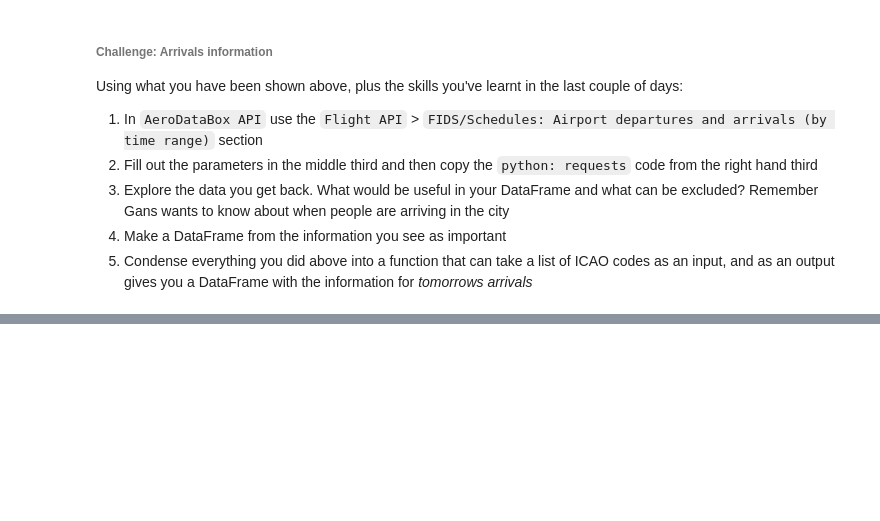
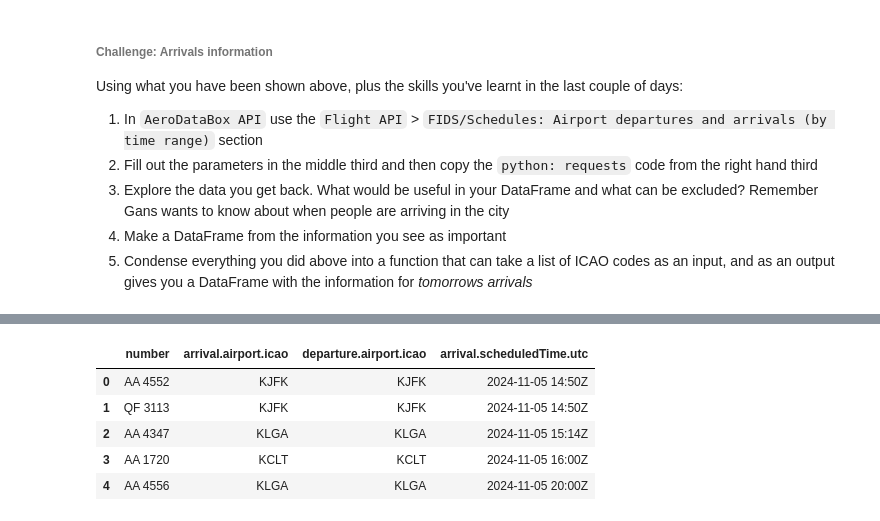
Before and after one commit to nicholas-glanvill/ds_notebooks, a Jupyter notebook: 5.data engineering/5_aeroDataBox_introduction.ipynb, the cells around one changed output, grey strips where cells are left out. Drawn from its saved outputs; the diff is of its cells as text; code cells hidden in the pictures; blank space fills up the shorter version.

```diff
--- a/5.data engineering/5_aeroDataBox_introduction.ipynb
+++ b/5.data engineering/5_aeroDataBox_introduction.ipynb
@@ -128,0 +144,18 @@ Using what you have been shown above, plus the skills you've learnt in the last
+# %%
+import http.client
+
+conn = http.client.HTTPSConnection("aerodatabox.p.rapidapi.com")
+
+url = "https://aerodatabox.p.rapidapi.com//flights/airports/iata/YYZ?offsetMinutes=-120&durationMinutes=720&withLeg=true&direction=Both&withCancelled=true&withCodeshared=true&withCargo=true&withPrivate=true&withLocation=true"
+
+querystring = {"withFlightInfoOnly":"true"}
+
+headers = {
+    'x-rapidapi-key': "687292277emsh6620811a3972b04p1a4ee9jsn8c02f9bc139b",
+    'x-rapidapi-host': "aerodatabox.p.rapidapi.com"
+}
+
+
+response = requests.request("GET", url, headers=headers, params=querystring)
+
+print(response.text)
@@ -128,0 +224,30 @@ Using what you have been shown above, plus the skills you've learnt in the last
+# %%
+departures_df = pd.json_normalize(response.json()['departures'])
+arrivals_df = pd.json_normalize(response.json()['arrivals'])
+
+# Select specific columns
+# Replace 'column_name' with the actual names of the columns you're interested in
+departures_df_selected = departures_df[['number','arrival.airport.icao']]
+arrivals_df_selected = arrivals_df[['number', 'departure.airport.icao', 'arrival.scheduledTime.utc']]
+
+
+#print(departures_df_selected.columns.tolist())
+
+#print(arrivals_df_selected.columns.tolist())
+
+
+#departures_df_selected.info()
+arrivals_df_selected.head()
+
+# Perform an inner join on the 'number' column
+merged_df = pd.merge(departures_df_selected, arrivals_df_selected, on='number', how='inner')
+
+# Display the merged DataFrame
+merged_df.head()
+# %% [output]
+|  | number | arrival.airport.icao | departure.airport.icao | arrival.scheduledTime.utc |
+| 0 | AA 4552 | KJFK | KJFK | 2024-11-05 14:50Z |
+| 1 | QF 3113 | KJFK | KJFK | 2024-11-05 14:50Z |
+| 2 | AA 4347 | KLGA | KLGA | 2024-11-05 15:14Z |
+| 3 | AA 1720 | KCLT | KCLT | 2024-11-05 16:00Z |
+| 4 | AA 4556 | KLGA | KLGA | 2024-11-05 20:00Z |
```
Also changed, not shown: parts of 9 cells of this notebook, 7 other files.
